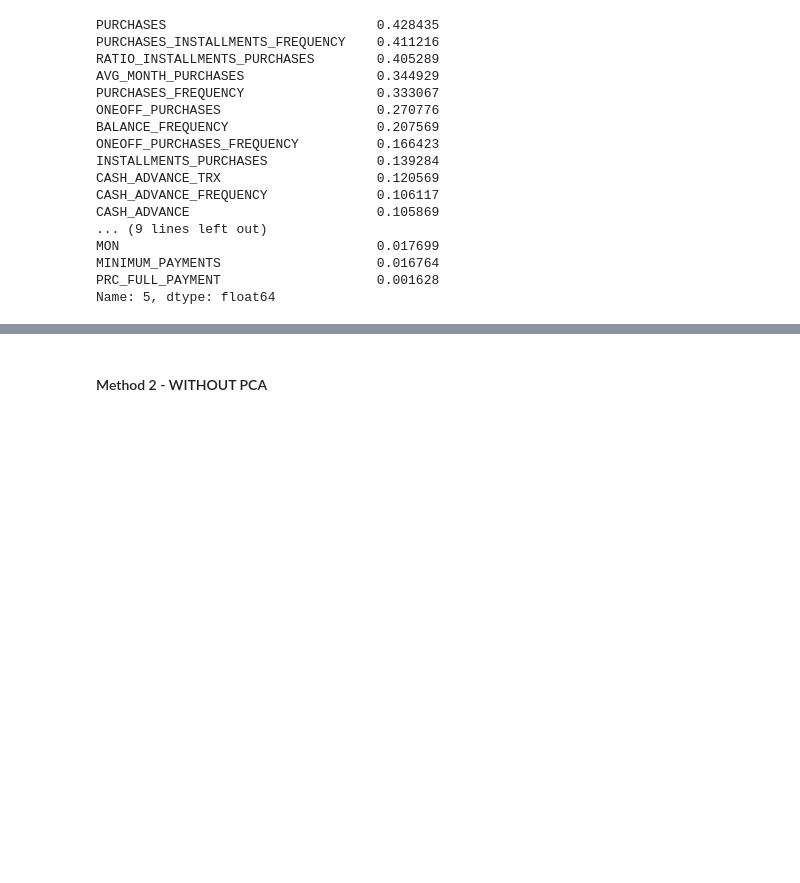
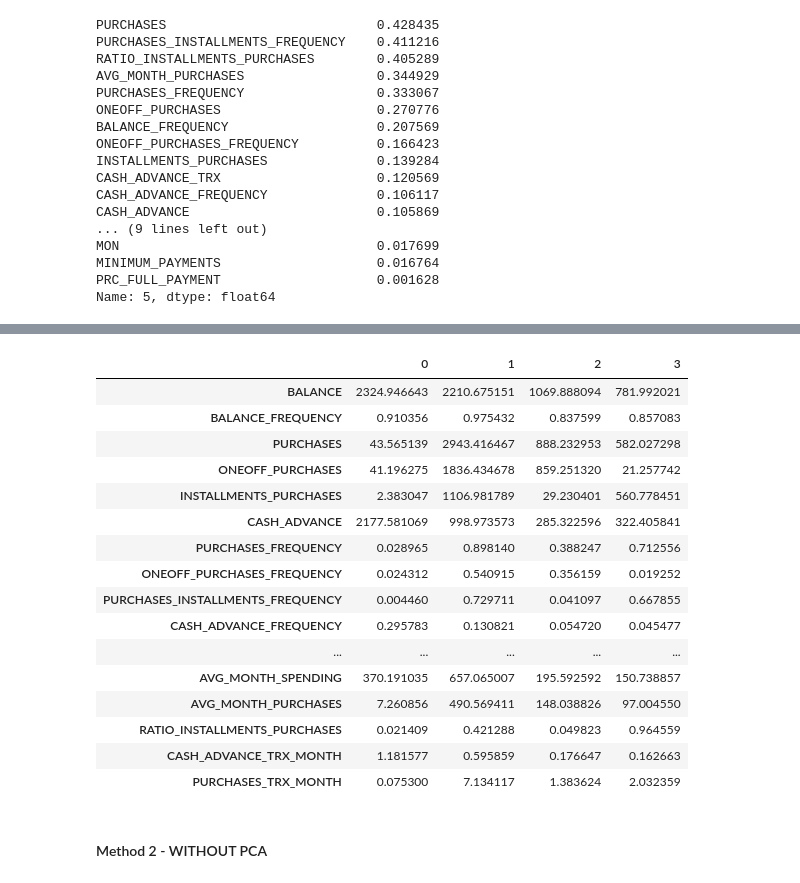
Before and after one commit to oandremota/ML-Project-, a Jupyter notebook: ML_Work_Log_10+SquareRoot_V6.ipynb, the cells around one changed output, grey strips where cells are left out. Drawn from its saved outputs; the diff is of its cells as text; code cells hidden in the pictures; blank space fills up the shorter version.

```diff
--- a/ML_Work_Log_10+SquareRoot_V6.ipynb
+++ b/ML_Work_Log_10+SquareRoot_V6.ipynb
@@ -1027,3 +1027,26 @@ clustersMeanDF.transpose()
+# %%
+# Check the mean values of each cluster for top 30 relevant featureslen()
+#top_features = comp[:30].index
+clustersMeanDF = pd.DataFrame(XPrelog.groupby(y_kmeans).mean())
+clustersMeanDF.transpose()
+# %% [output]
+|  | 0 | 1 | 2 | 3 |
+| BALANCE | 2324.946643 | 2210.675151 | 1069.888094 | 781.992021 |
+| BALANCE_FREQUENCY | 0.910356 | 0.975432 | 0.837599 | 0.857083 |
+| PURCHASES | 43.565139 | 2943.416467 | 888.232953 | 582.027298 |
+| ONEOFF_PURCHASES | 41.196275 | 1836.434678 | 859.251320 | 21.257742 |
+| INSTALLMENTS_PURCHASES | 2.383047 | 1106.981789 | 29.230401 | 560.778451 |
+| CASH_ADVANCE | 2177.581069 | 998.973573 | 285.322596 | 322.405841 |
+| PURCHASES_FREQUENCY | 0.028965 | 0.898140 | 0.388247 | 0.712556 |
+| ONEOFF_PURCHASES_FREQUENCY | 0.024312 | 0.540915 | 0.356159 | 0.019252 |
+| PURCHASES_INSTALLMENTS_FREQUENCY | 0.004460 | 0.729711 | 0.041097 | 0.667855 |
+| CASH_ADVANCE_FREQUENCY | 0.295783 | 0.130821 | 0.054720 | 0.045477 |
+| ... | ... | ... | ... | ... |
+| AVG_MONTH_SPENDING | 370.191035 | 657.065007 | 195.592592 | 150.738857 |
+| AVG_MONTH_PURCHASES | 7.260856 | 490.569411 | 148.038826 | 97.004550 |
+| RATIO_INSTALLMENTS_PURCHASES | 0.021409 | 0.421288 | 0.049823 | 0.964559 |
+| CASH_ADVANCE_TRX_MONTH | 1.181577 | 0.595859 | 0.176647 | 0.162663 |
+| PURCHASES_TRX_MONTH | 0.075300 | 7.134117 | 1.383624 | 2.032359 |
 # %% [markdown]
 #### Method 2 - WITHOUT PCA
 # %%
```
Also changed, not shown: parts of 4 cells of this notebook.
